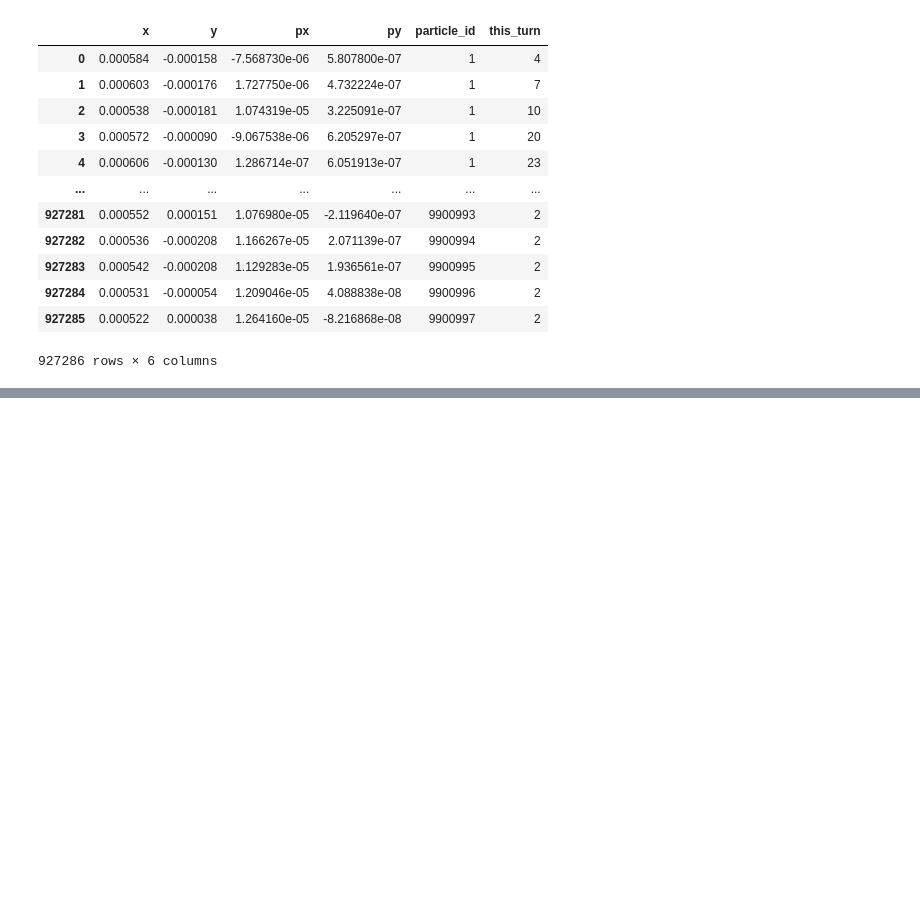
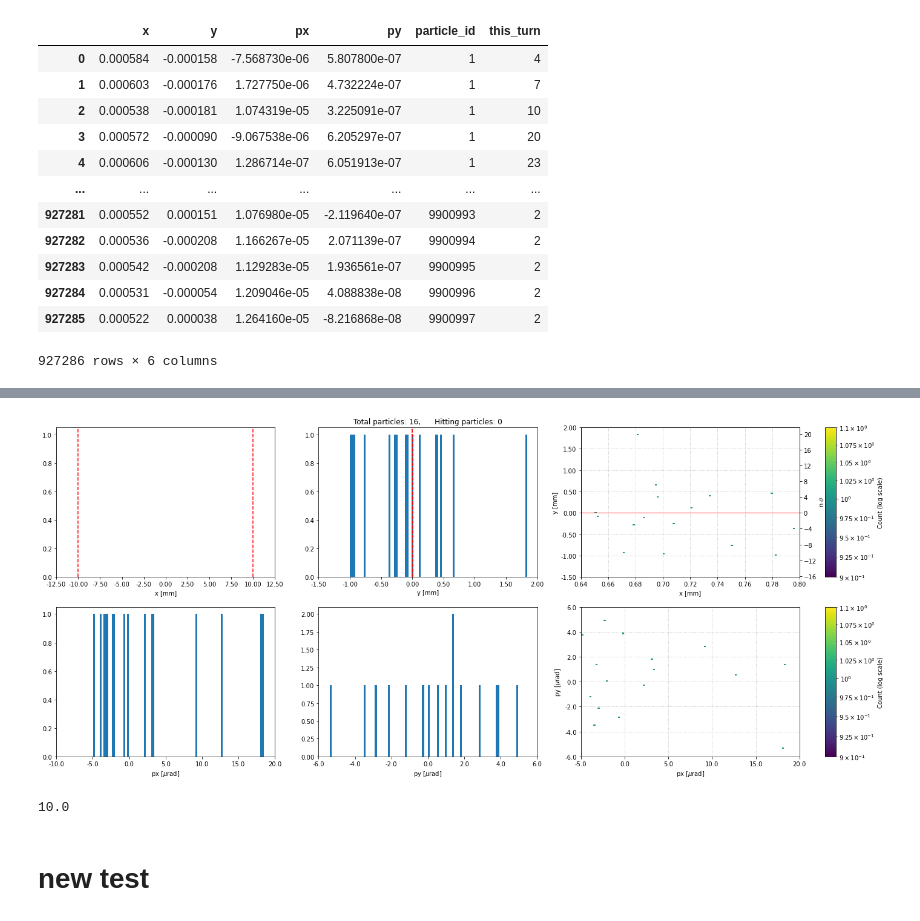
Before and after one commit to chiaramaccani/two_cryst_sim, a Jupyter notebook: GR_sim/GR_ana.ipynb, the cells around one changed output, grey strips where cells are left out. Saved outputs shown, nothing was run; the diff lists cells and outputs as text; code cells hidden in the pictures; blank space fills up the shorter version.

```diff
--- a/GR_sim/GR_ana.ipynb
+++ b/GR_sim/GR_ana.ipynb
@@ -1353,0 +1394,10 @@ df3
+# %%
+MIN_BETA_B2H_small.compute_impact_particles()
+# %% [output]
+[figure, added]
+# %%
+500000*200/1e7
+# %% [output]
+10.0
+# %% [markdown]
+# new test
```
Also changed, not shown: parts of 26 cells of this notebook, 7 other files.
